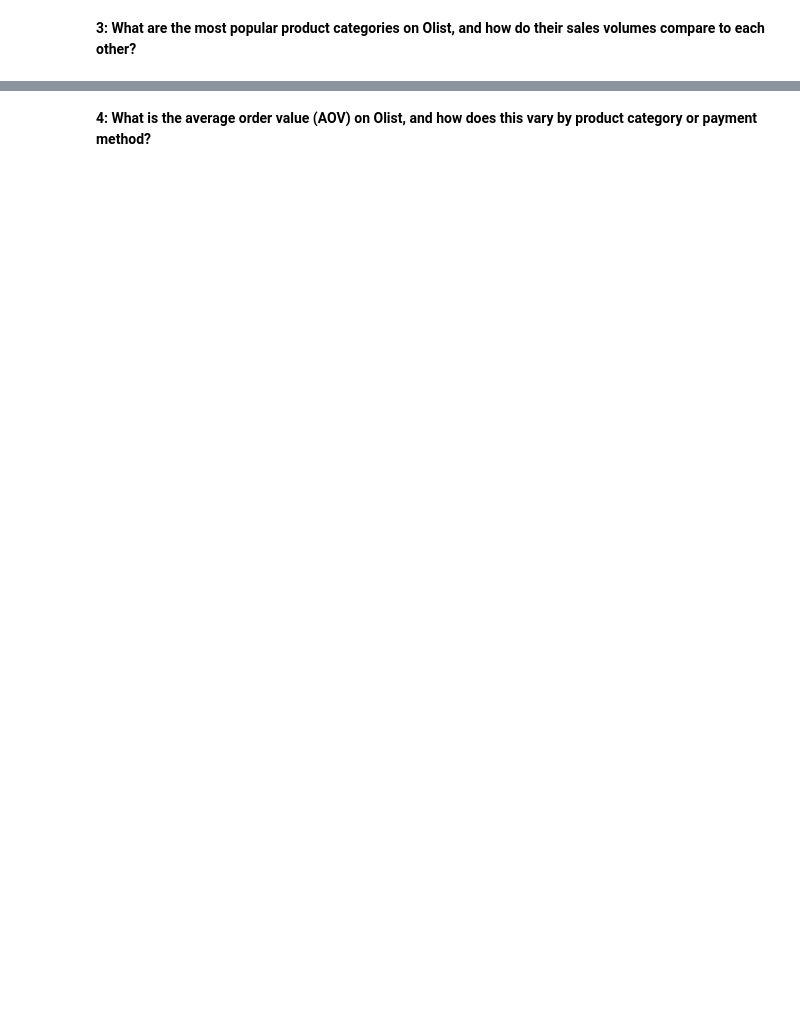
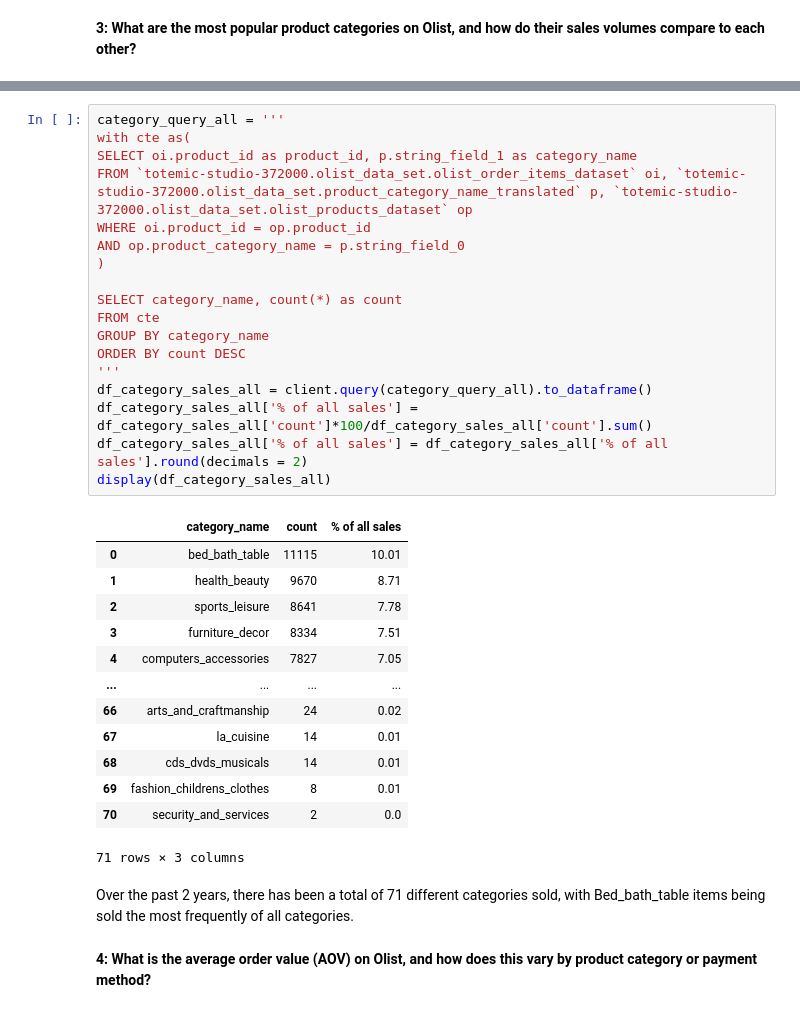
Before and after one commit to Battlepenny2122/Brazil, a Jupyter notebook: sql_queries.ipynb, the cells around one changed output, grey strips where cells are left out. Drawn from its saved outputs; the diff is of its cells as text; blank space fills up the shorter version.

Commit message:
Answering by payment type and category

```diff
--- a/sql_queries.ipynb
+++ b/sql_queries.ipynb
@@ -140,2 +209,36 @@ I note that there is a clear outlier in the data, with no revenue between Oct 20
+# %%
+category_query_all = '''
+with cte as(
+SELECT oi.product_id as product_id, p.string_field_1 as category_name
+FROM `totemic-studio-372000.olist_data_set.olist_order_items_dataset` oi, `totemic-studio-372000.olist_data_set.product_category_name_translated` p, `totemic-studio-372000.olist_data_set.olist_products_dataset` op
+WHERE oi.product_id = op.product_id
+AND op.product_category_name = p.string_field_0
+)
+
+SELECT category_name, count(*) as count
+FROM cte
+GROUP BY category_name
+ORDER BY count DESC
+'''
+df_category_sales_all = client.query(category_query_all).to_dataframe()
+df_category_sales_all['% of all sales'] = df_category_sales_all['count']*100/df_category_sales_all['count'].sum()
+df_category_sales_all['% of all sales'] = df_category_sales_all['% of all sales'].round(decimals = 2)
+display(df_category_sales_all)
+# %% [output]
+|  | category_name | count | % of all sales |
+| 0 | bed_bath_table | 11115 | 10.01 |
+| 1 | health_beauty | 9670 | 8.71 |
+| 2 | sports_leisure | 8641 | 7.78 |
+| 3 | furniture_decor | 8334 | 7.51 |
+| 4 | computers_accessories | 7827 | 7.05 |
+| ... | ... | ... | ... |
+| 66 | arts_and_craftmanship | 24 | 0.02 |
+| 67 | la_cuisine | 14 | 0.01 |
+| 68 | cds_dvds_musicals | 14 | 0.01 |
+| 69 | fashion_childrens_clothes | 8 | 0.01 |
+| 70 | security_and_services | 2 | 0.0 |
+71 rows × 3 columns
+# %% [markdown]
+Over the past 2 years, there has been a total of 71 different categories sold, with Bed_bath_table items being sold the most frequently of all categories.
 # %% [markdown]
 **4: What is the average order value (AOV) on Olist, and how does this vary by product category or payment method?**
```
Also changed, not shown: parts of 11 cells of this notebook.
